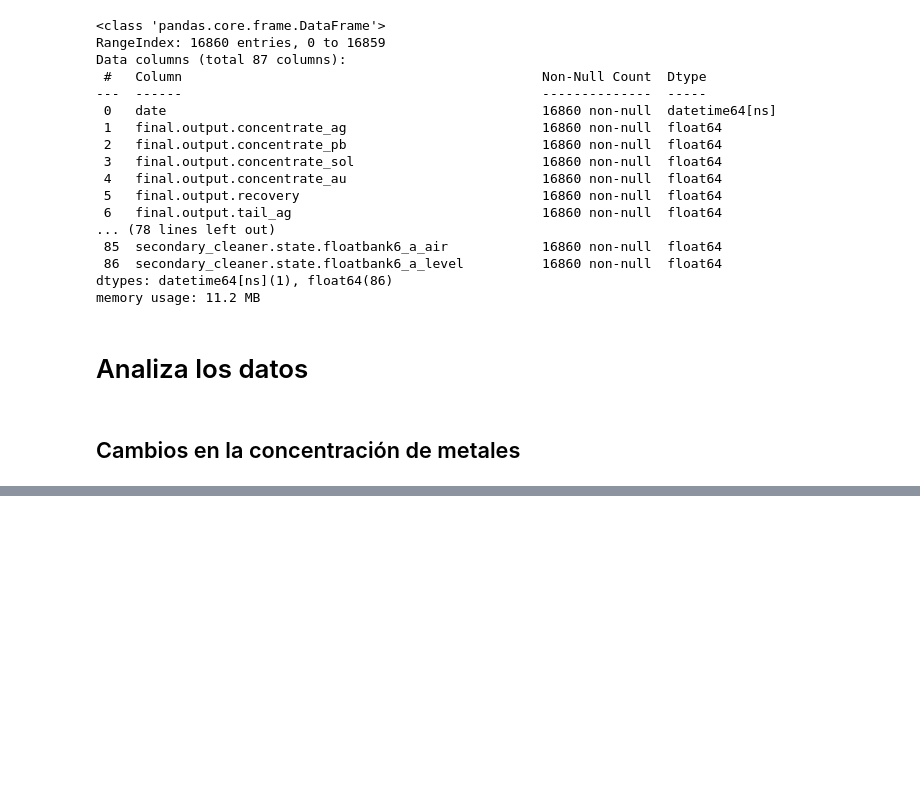
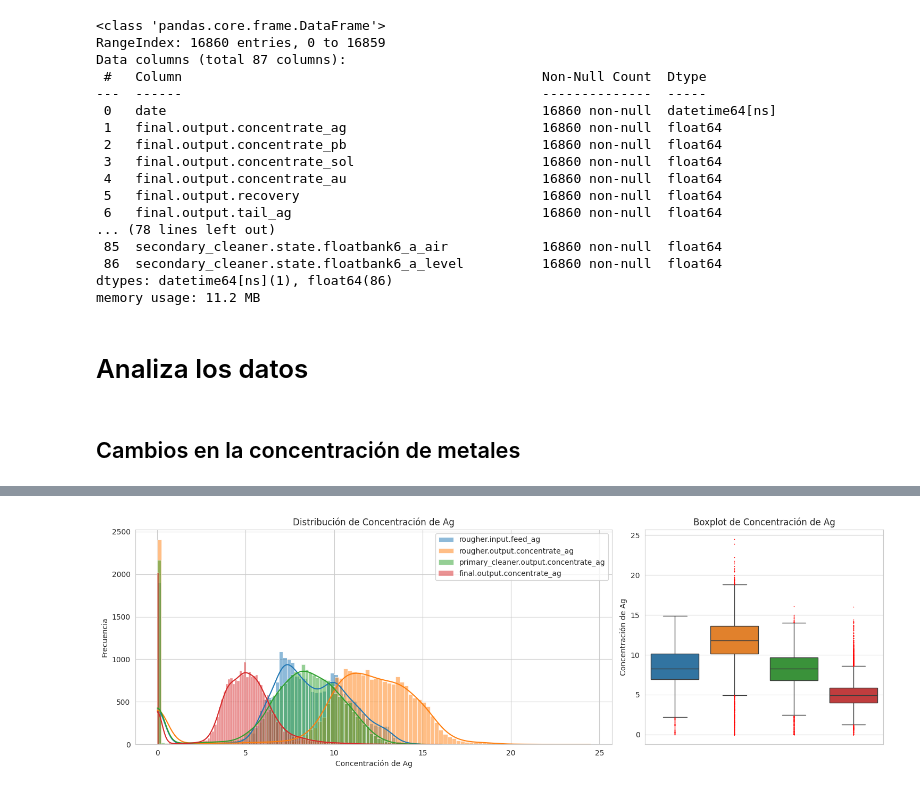
Before and after one commit to Davichobacter/data_science_tt, a Jupyter notebook: Sprint_13/notebook.ipynb, the cells around one changed output, grey strips where cells are left out. Cells and saved outputs as stored; diff of their text form; code cells hidden in the pictures; blank space fills up the shorter version.

```diff
--- a/Sprint_13/notebook.ipynb
+++ b/Sprint_13/notebook.ipynb
@@ -313,0 +363,4 @@ memory usage: 11.2 MB
+# %%
+graficar_concentraciones(gold_recovery_full, elementos["Plata"])
+# %% [output]
+[figure, added]
```
Also changed, not shown: parts of 5 cells of this notebook.
